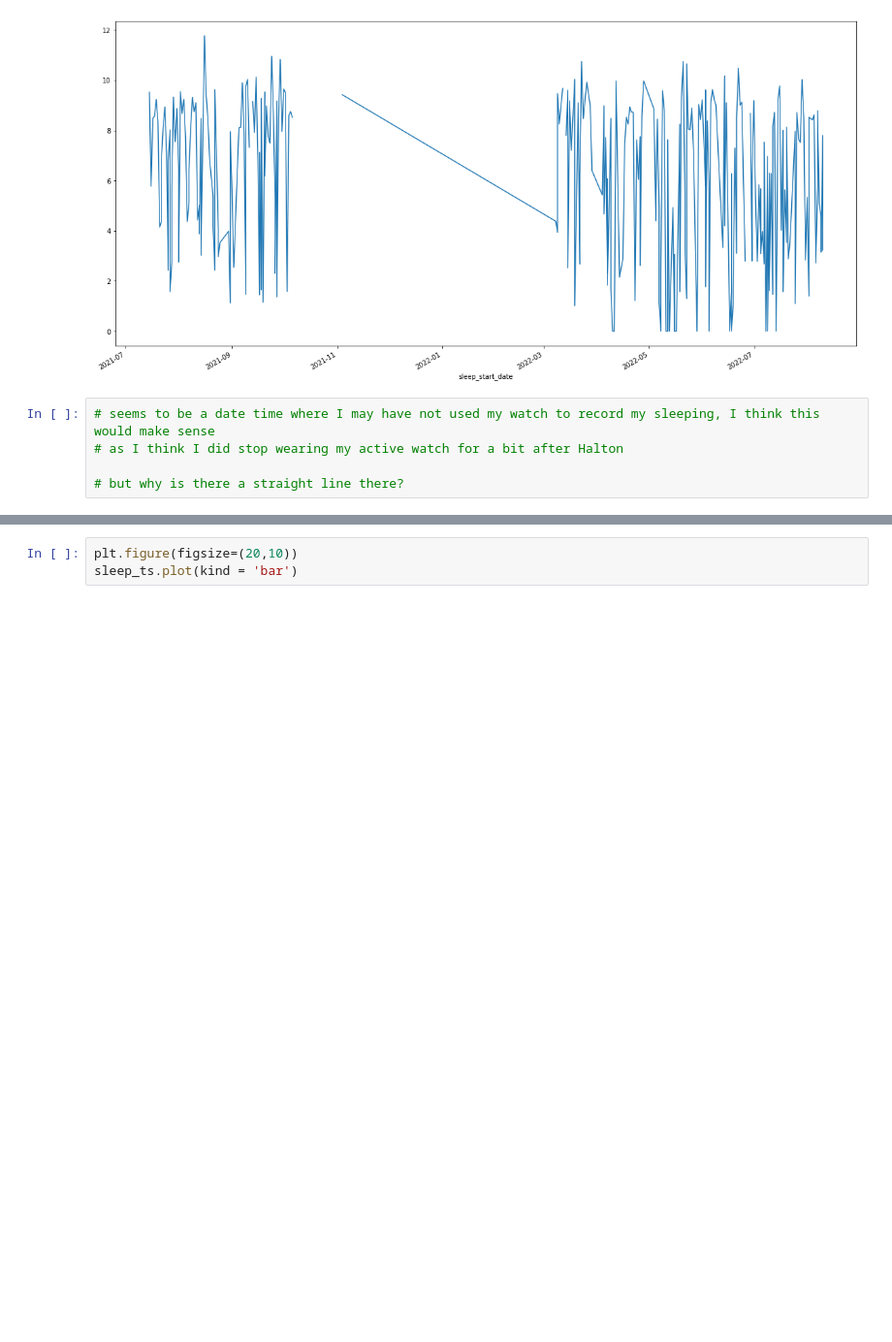
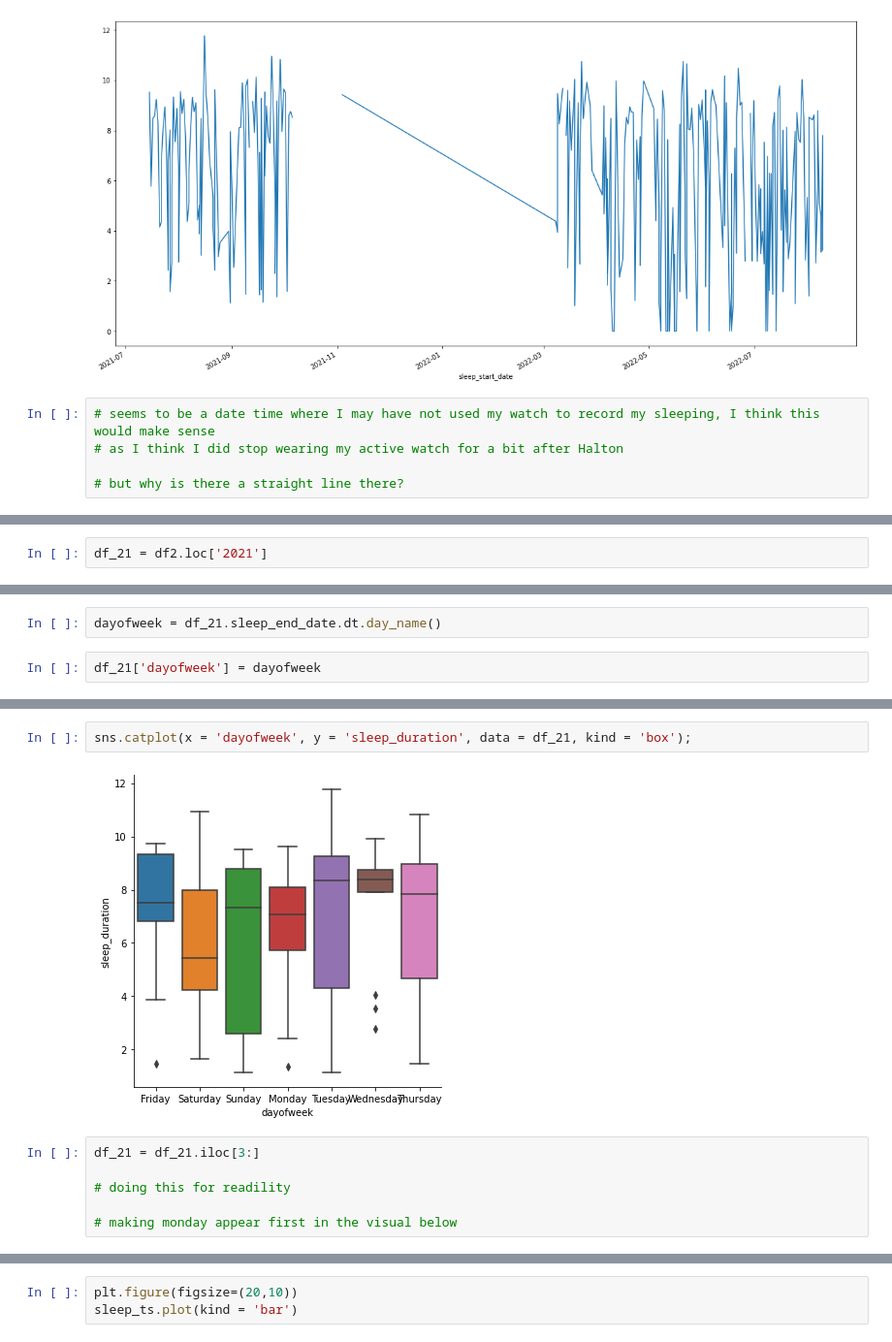
Before and after one commit to Brierley77/Sleep_Data_Analysis, a Jupyter notebook: Sleep Data Analysis .ipynb, the cells around one changed output, grey strips where cells are left out. Shown at 97% size. Saved outputs shown, nothing was run; the diff lists cells and outputs as text; blank space fills up the shorter version.

```diff
--- a/Sleep Data Analysis .ipynb
+++ b/Sleep Data Analysis .ipynb
@@ -260,0 +265,2 @@ sleep_ts.plot()
+# %%
+df_21 = df2.loc['2021']
@@ -260,0 +290,4 @@ sleep_ts.plot()
+# %%
+dayofweek = df_21.sleep_end_date.dt.day_name()
+# %%
+df_21['dayofweek'] = dayofweek
@@ -260,0 +310,10 @@ sleep_ts.plot()
+# %%
+sns.catplot(x = 'dayofweek', y = 'sleep_duration', data = df_21, kind = 'box');
+# %% [output]
+[figure, added]
+# %%
+df_21 = df_21.iloc[3:]
+
+# doing this for readility
+
+# making monday appear first in the visual below
```
Also changed, not shown: parts of 10 cells of this notebook.
